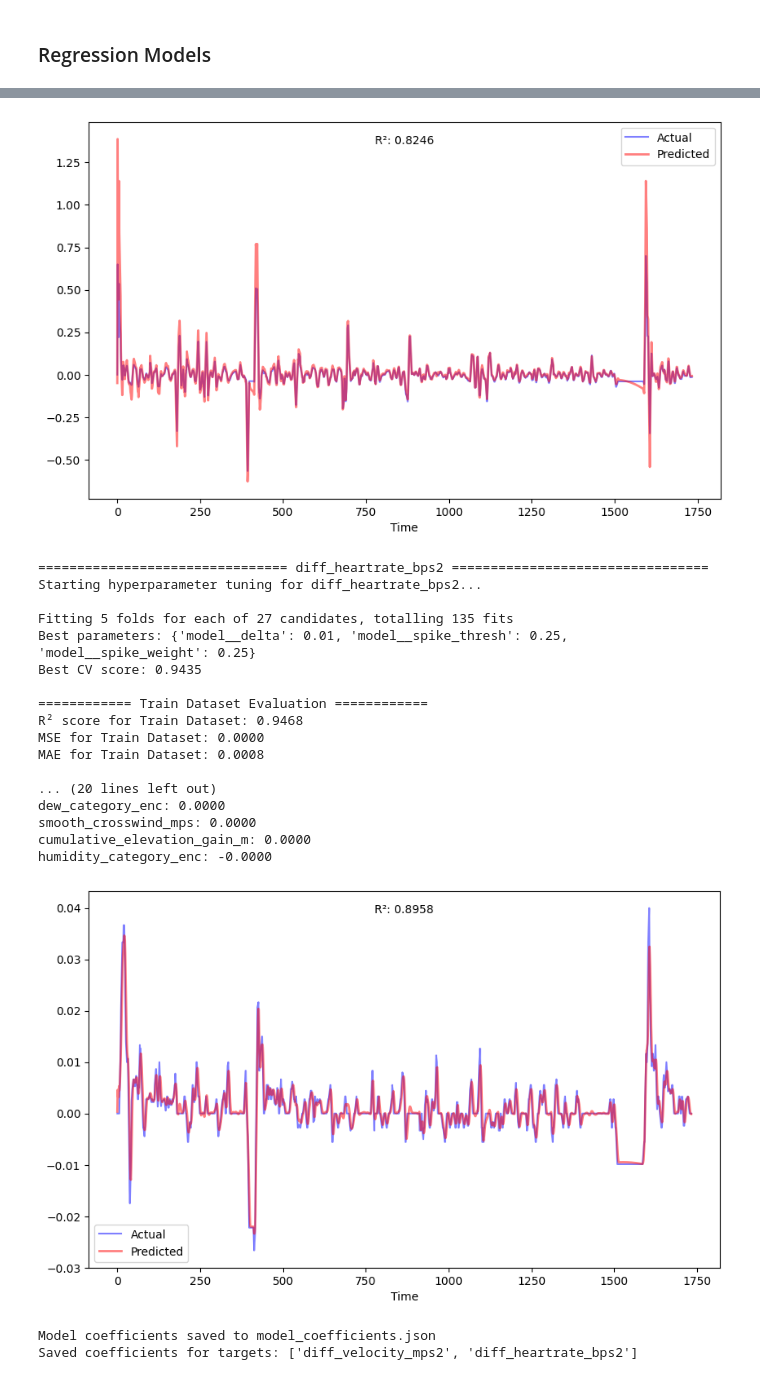
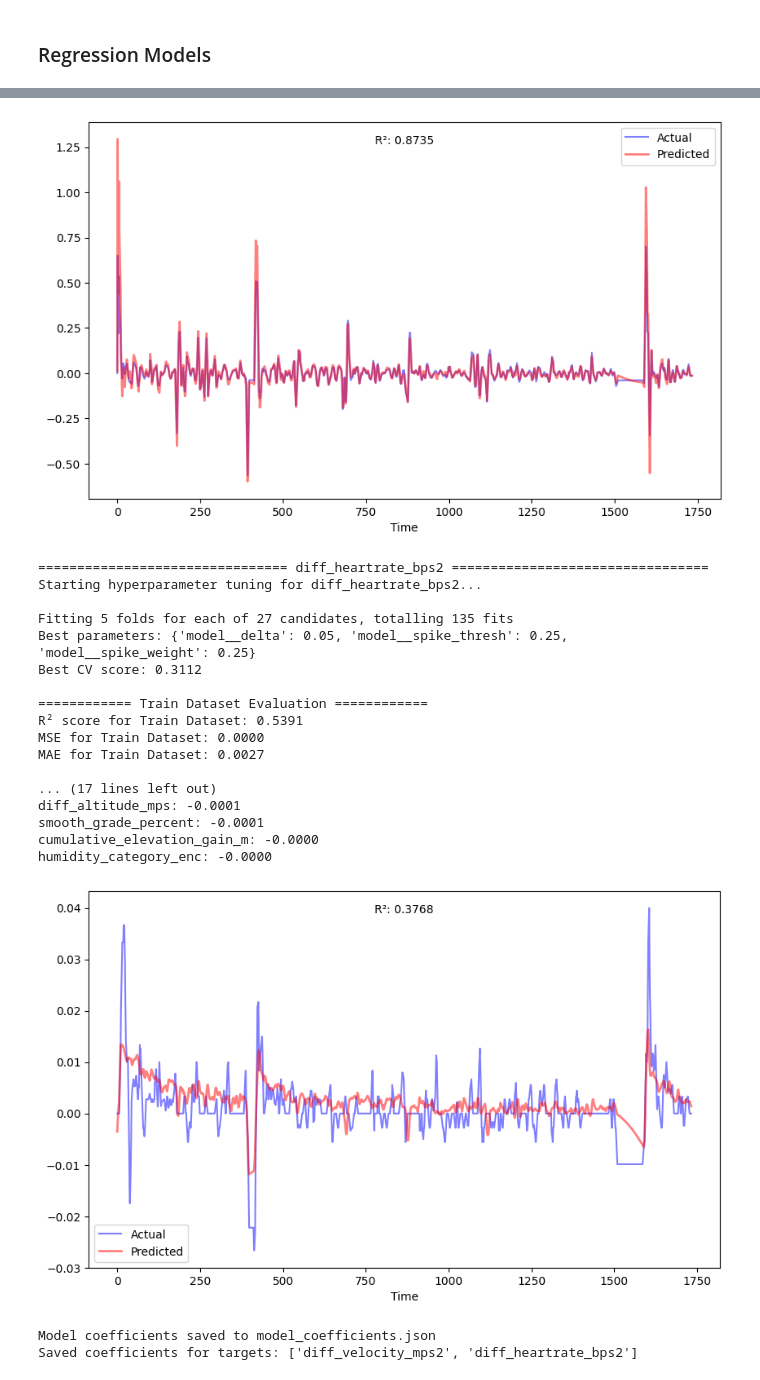
Before and after one commit to rei289/Marathon-Simulation, a Jupyter notebook: OverallPerformance.ipynb, the cells around one changed output, grey strips where cells are left out. Drawn from its saved outputs; the diff is of its cells as text; code cells hidden in the pictures.

```diff
--- a/OverallPerformance.ipynb
+++ b/OverallPerformance.ipynb
@@ -81,14 +81,15 @@ data = data.drop(columns=[
     # "diff_pace_efficiency"
     ])
 
-data["smooth_pace_efficiency"] = data.groupby("series_id")["smooth_pace_efficiency"].bfill()
+# Fill missing values within each series to prevent data leakage across series
+data["smooth_pace_efficiency"] = data.groupby("series_id")["smooth_pace_efficiency"].ffill().bfill()
 data["diff_pace_efficiency"] = data.groupby("series_id")["diff_pace_efficiency"].fillna(0)
-data["relative_winddir_degree"] = data.groupby("series_id")["relative_winddir_degree"].bfill()
-data["headwind_mps"] = data.groupby("series_id")["headwind_mps"].bfill()
-data["crosswind_mps"] = data.groupby("series_id")["crosswind_mps"].bfill()
-data["stride_length_m"] = data.groupby("series_id")["stride_length_m"].bfill()
-data["smooth_headwind_mps"] = data.groupby("series_id")["smooth_headwind_mps"].bfill()
-data["smooth_crosswind_mps"] = data.groupby("series_id")["smooth_crosswind_mps"].bfill()
+data["relative_winddir_degree"] = data.groupby("series_id")["relative_winddir_degree"].ffill().bfill()
+data["headwind_mps"] = data.groupby("series_id")["headwind_mps"].ffill().bfill()
+data["crosswind_mps"] = data.groupby("series_id")["crosswind_mps"].ffill().bfill()
+data["stride_length_m"] = data.groupby("series_id")["stride_length_m"].ffill().bfill()
+data["smooth_headwind_mps"] = data.groupby("series_id")["smooth_headwind_mps"].ffill().bfill()
+data["smooth_crosswind_mps"] = data.groupby("series_id")["smooth_crosswind_mps"].ffill().bfill()
 
 
 # =========
@@ -169,14 +170,14 @@ features=[
           # "time_s",
           "distance_m",
           "smooth_heartrate_bps",
-          "smooth_heartrate_bps^2",
-          "smooth_heartrate_bps_lag_5",
+          # "smooth_heartrate_bps^2",
+          # "smooth_heartrate_bps_lag_5",
           # "smooth_heartrate_bps_lag_10",
           # "smooth_heartrate_bps_lag_15",
           # "smooth_heartrate_bps_lag_20",
           "smooth_velocity_mps",
           "smooth_velocity_mps^2",
-          "smooth_velocity_mps_lag_5",
+          # "smooth_velocity_mps_lag_5",
           # "smooth_velocity_mps_lag_10",
           # "smooth_velocity_mps_lag_15",
           # "smooth_velocity_mps_lag_20",
@@ -700,7 +701,7 @@ target_specific_models = {
             negative_features=[
                 features.index("smooth_velocity_mps"),
                 features.index("smooth_velocity_mps^2"),
-                features.index("smooth_velocity_mps_lag_5"),
+                # features.index("smooth_velocity_mps_lag_5"),
             ]
         ))
     ]),
@@ -866,22 +867,22 @@ humidity_category_enc: -0.0000
-[figure, old version]
+[figure, new version]
 ================================ diff_heartrate_bps2 =================================
 Starting hyperparameter tuning for diff_heartrate_bps2...
 
 Fitting 5 folds for each of 27 candidates, totalling 135 fits
-Best parameters: {'model__delta': 0.01, 'model__spike_thresh': 0.25, 'model__spike_weight': 0.25}
-Best CV score: 0.9435
+Best parameters: {'model__delta': 0.05, 'model__spike_thresh': 0.25, 'model__spike_weight': 0.25}
+Best CV score: 0.3112
 
 ============ Train Dataset Evaluation ============
-R² score for Train Dataset: 0.9468
+R² score for Train Dataset: 0.5391
 MSE for Train Dataset: 0.0000
-MAE for Train Dataset: 0.0008
+MAE for Train Dataset: 0.0027
 
-... (20 lines left out)
-dew_category_enc: 0.0000
-smooth_crosswind_mps: 0.0000
-cumulative_elevation_gain_m: 0.0000
+... (17 lines left out)
+diff_altitude_mps: -0.0001
+smooth_grade_percent: -0.0001
+cumulative_elevation_gain_m: -0.0000
 humidity_category_enc: -0.0000
-[figure, old version]
+[figure, new version]
 # %%
 import json
 
```
Also changed, not shown: parts of 1 cell of this notebook, 4 other files.
